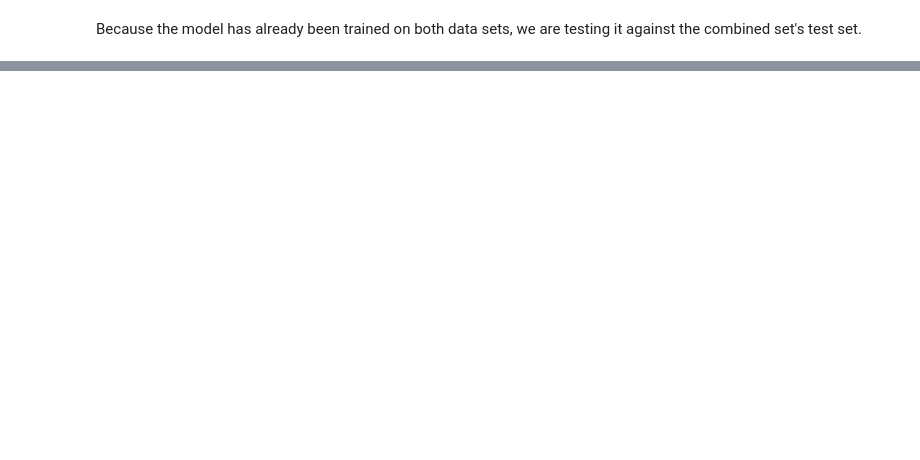
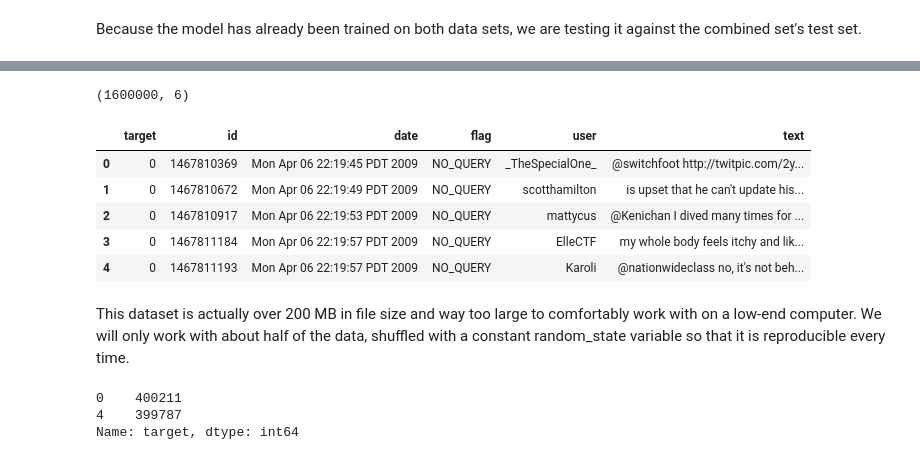
Before and after one commit to lamricky98/comp-432-project, a Jupyter notebook: logistic_regression.ipynb, the cells around one changed output, grey strips where cells are left out. Cells and saved outputs as stored; diff of their text form; code cells hidden in the pictures; blank space fills up the shorter version.

Commit message:
Part 1 is done! Added an extra dataset

```diff
--- a/logistic_regression.ipynb
+++ b/logistic_regression.ipynb
@@ -535,0 +558,26 @@ inside the written report.
+# %%
+df_sentiment140 = pd.read_csv('training.1600000.processed.noemoticon.csv', encoding='latin-1', header=None)
+df_sentiment140.columns = ["target", "id", "date", "flag", "user", "text"]
+print(df_sentiment140.shape)
+df_sentiment140.head()
+# %% [output]
+(1600000, 6)
+|  | target | id | date | flag | user | text |
+| 0 | 0 | 1467810369 | Mon Apr 06 22:19:45 PDT 2009 | NO_QUERY | _TheSpecialOne_ | @switchfoot http://twitpic.com/2y... |
+| 1 | 0 | 1467810672 | Mon Apr 06 22:19:49 PDT 2009 | NO_QUERY | scotthamilton | is upset that he can't update his... |
+| 2 | 0 | 1467810917 | Mon Apr 06 22:19:53 PDT 2009 | NO_QUERY | mattycus | @Kenichan I dived many times for ... |
+| 3 | 0 | 1467811184 | Mon Apr 06 22:19:57 PDT 2009 | NO_QUERY | ElleCTF | my whole body feels itchy and lik... |
+| 4 | 0 | 1467811193 | Mon Apr 06 22:19:57 PDT 2009 | NO_QUERY | Karoli | @nationwideclass no, it's not beh... |
+# %% [markdown]
+This dataset is actually over 200 MB in file size and way too large to
+comfortably work with on a low-end computer. We will only work with
+about half of the data, shuffled with a constant random_state variable so
+that it is reproducible every time.
+# %%
+df_sentiment140 = shuffle(df_sentiment140,random_state=42)
+df_sentiment140 = df_sentiment140[1:800000]
+df_sentiment140['target'].value_counts()
+# %% [output]
+0    400211
+4    399787
+Name: target, dtype: int64
```
Also changed, not shown: parts of 29 cells of this notebook.
